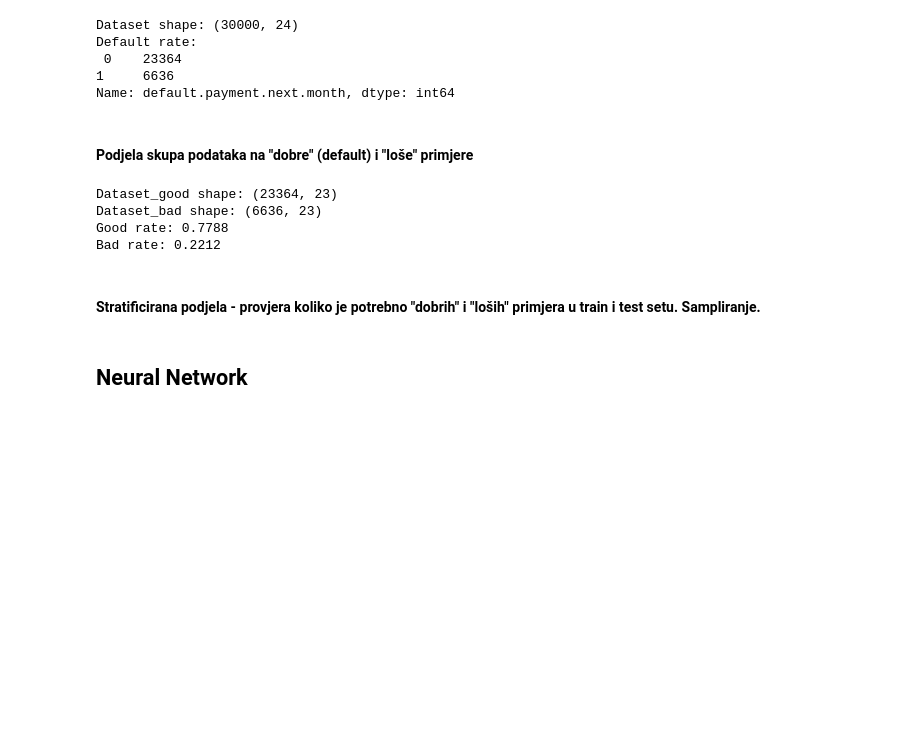
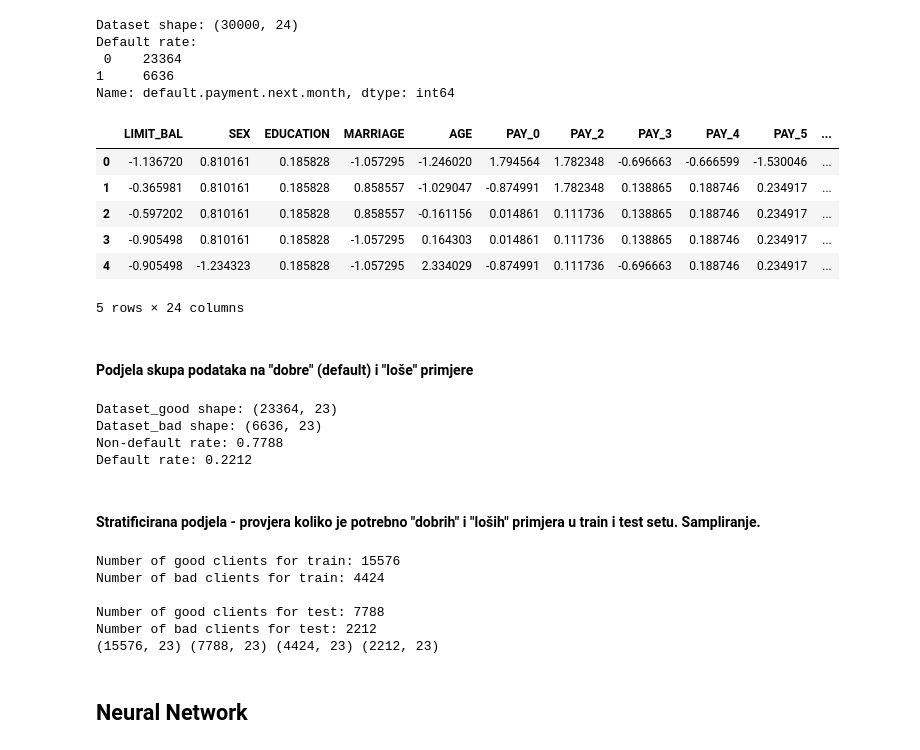
Before and after one commit to KarmelaLjubicic/st-peter, a Jupyter notebook: Izmijenjeno.ipynb, the cells around one changed output. Cells and saved outputs as stored; diff of their text form; code cells hidden in the pictures; blank space fills up the shorter version.

```diff
--- a/Izmijenjeno.ipynb
+++ b/Izmijenjeno.ipynb
@@ -101,10 +113,8 @@ def credit_dataset():
     dataset = pd.read_csv("data\\UCI_Credit_Card.csv")
     del dataset['ID']
 
-    need_scaling = ["LIMIT_BAL", "AGE", "PAY_0","PAY_2","PAY_3","PAY_4","PAY_5","PAY_6",
-             "BILL_AMT1","BILL_AMT2","BILL_AMT3","BILL_AMT4","BILL_AMT5","BILL_AMT6",
-             "PAY_AMT1","PAY_AMT2","PAY_AMT3","PAY_AMT4","PAY_AMT5","PAY_AMT6"]
-    scaler = MinMaxScaler()
+    need_scaling = list(filter(functools.partial(operator.ne, 'default.payment.next.month'), dataset.columns.tolist()))
+    scaler = StandardScaler()
     for feature in need_scaling:
         dataset[feature] = scaler.fit_transform(dataset[feature].values.reshape(-1,1))
 
@@ -121,6 +131,16 @@ Default rate:
  0    23364
 1     6636
 Name: default.payment.next.month, dtype: int64
+# %%
+dataset.head()
+# %% [output]
+|  | LIMIT_BAL | SEX | EDUCATION | MARRIAGE | AGE | PAY_0 | PAY_2 | PAY_3 | PAY_4 | PAY_5 | ... |
+| 0 | -1.136720 | 0.810161 | 0.185828 | -1.057295 | -1.246020 | 1.794564 | 1.782348 | -0.696663 | -0.666599 | -1.530046 | ... |
+| 1 | -0.365981 | 0.810161 | 0.185828 | 0.858557 | -1.029047 | -0.874991 | 1.782348 | 0.138865 | 0.188746 | 0.234917 | ... |
+| 2 | -0.597202 | 0.810161 | 0.185828 | 0.858557 | -0.161156 | 0.014861 | 0.111736 | 0.138865 | 0.188746 | 0.234917 | ... |
+| 3 | -0.905498 | 0.810161 | 0.185828 | -1.057295 | 0.164303 | 0.014861 | 0.111736 | 0.138865 | 0.188746 | 0.234917 | ... |
+| 4 | -0.905498 | -1.234323 | 0.185828 | -1.057295 | 2.334029 | -0.874991 | 0.111736 | -0.696663 | 0.188746 | 0.234917 | ... |
+5 rows × 24 columns
 # %% [markdown]
 #### Podjela skupa podataka na "dobre" (default) i "loše" primjere
 # %%
@@ -133,13 +153,13 @@ print("Dataset_bad shape:", dataset_bad.shape)
 
 good_rate = 23364/30000
 bad_rate = 6636/30000
-print("Good rate:", good_rate)
-print("Bad rate:", bad_rate)
+print("Non-default rate:", good_rate)
+print("Default rate:", bad_rate)
 # %% [output]
 Dataset_good shape: (23364, 23)
 Dataset_bad shape: (6636, 23)
-Good rate: 0.7788
-Bad rate: 0.2212
+Non-default rate: 0.7788
+Default rate: 0.2212
 # %% [markdown]
 #### Stratificirana podjela - provjera koliko je potrebno "dobrih" i "loših" primjera u train i test setu. Sampliranje.
 # %%
@@ -150,8 +170,15 @@ print("Number of bad clients for train:", round(train_size*bad_rate))
 print("\nNumber of good clients for test:", round(test_size*good_rate))
 print("Number of bad clients for test:", round(test_size*bad_rate))
 
-sampled_good_data_train, sampled_good_data_test = train_test_split(dataset_good, test_size=1/3)
-sampled_bad_data_train, sampled_bad_data_test = train_test_split(dataset_bad, test_size=1/3)
-print(sampled_good_data_train.shape, sampled_good_data_test.shape, sampled_bad_data_train.shape, sampled_bad_data_test.shape)
+sampled_good_cre_train, sampled_good_cre_test = train_test_split(dataset_good, test_size=1/3)
+sampled_bad_cre_train, sampled_bad_cre_test = train_test_split(dataset_bad, test_size=1/3)
+print(sampled_good_cre_train.shape, sampled_good_cre_test.shape, sampled_bad_cre_train.shape, sampled_bad_cre_test.shape)
+# %% [output]
+Number of good clients for train: 15576
+Number of bad clients for train: 4424
+
+Number of good clients for test: 7788
+Number of bad clients for test: 2212
+(15576, 23) (7788, 23) (4424, 23) (2212, 23)
 # %% [markdown]
 ## Neural Network
```
Also changed, not shown: parts of 22 cells of this notebook.
